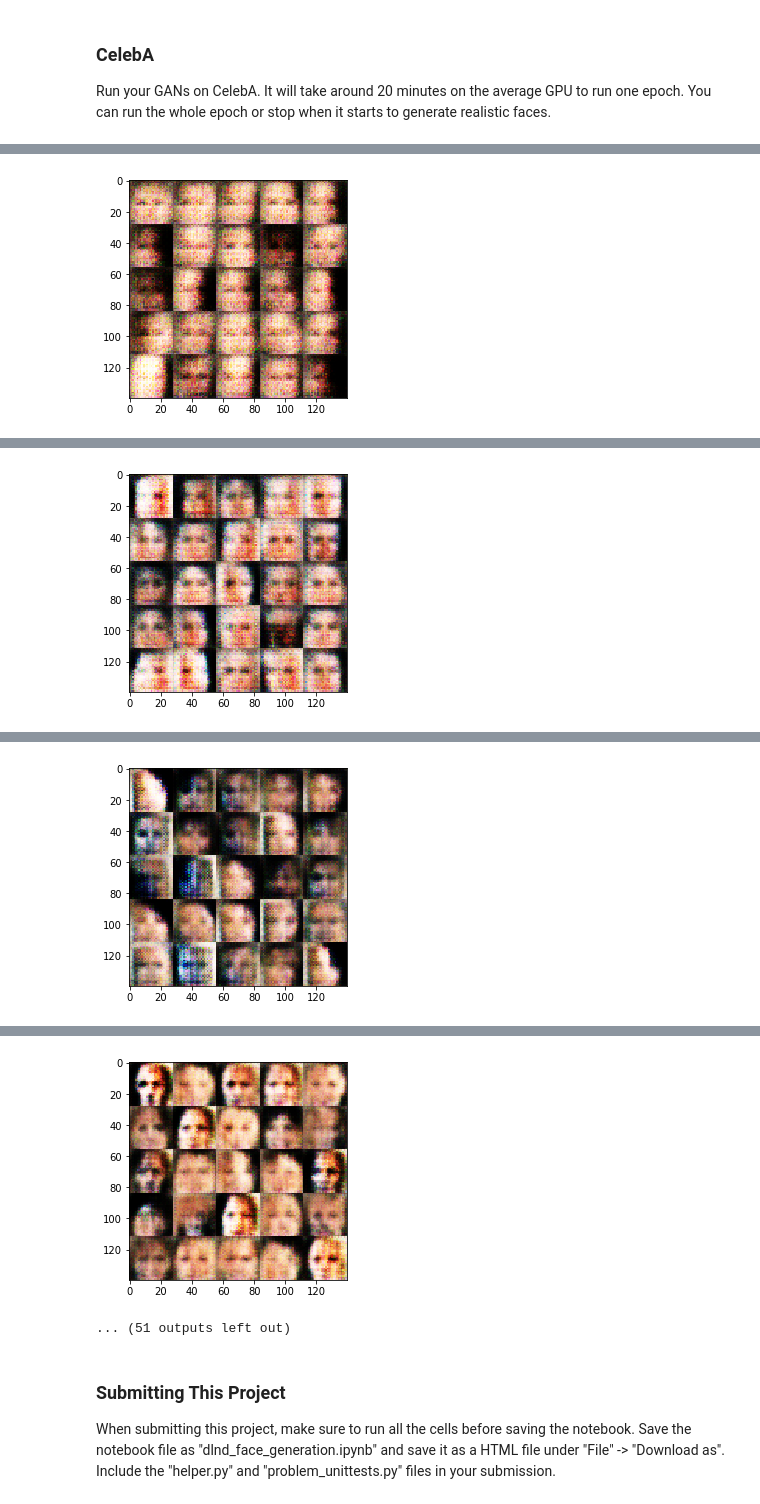
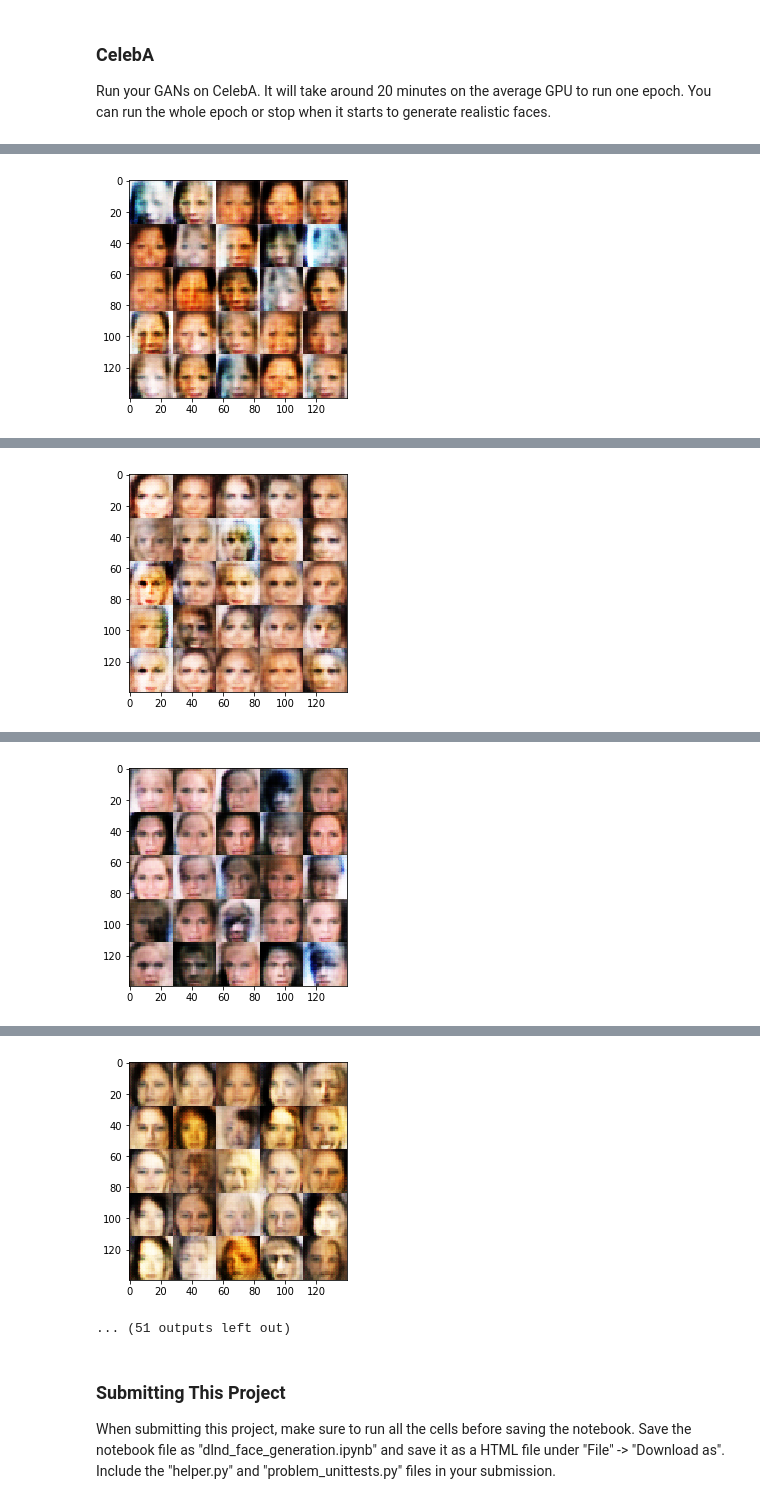
Before and after one commit to luckyPhilJ/DLND-Project-5, a Jupyter notebook: dlnd_face_generation.ipynb, the cells around one changed output, grey strips where cells are left out. Cells and saved outputs as stored; diff of their text form; code cells hidden in the pictures.

```diff
--- a/dlnd_face_generation.ipynb
+++ b/dlnd_face_generation.ipynb
@@ -143,29 +146,31 @@ def discriminator(images, reuse=False):
     """
     # TODO: Implement Function
     alpha = 0.2
-    keep_probability = 0.9
+    rate = 0.1
 
     with tf.variable_scope('discriminator', reuse=reuse):
         # Input layer is 28x28x3
         x1 = tf.layers.conv2d(images, 64, 5, strides=2, padding='same',kernel_initializer = tf.contrib.layers.xavier_initializer())
-        relu1 = tf.maximum(alpha * x1, x1)
+        x1 = tf.layers.dropout(x1, rate)
+        relu1 = leaky_relu(x1)
         # 14x14x64
 
         x2 = tf.layers.conv2d(relu1, 128, 5, strides=1, padding='same',kernel_initializer = tf.contrib.layers.xavier_initializer())
+        x2 = tf.layers.dropout(x2, rate)
         bn2 = tf.layers.batch_normalization(x2, training=True)
-        relu2 = tf.maximum(alpha * bn2, bn2)
+        relu2 = leaky_relu(bn2)
         # 14x14x128
 
         x3 = tf.layers.conv2d(relu2, 256, 5, strides=2, padding='same',kernel_initializer = tf.contrib.layers.xavier_initializer())
+        x3 = tf.layers.dropout(x3, rate)
         bn3 = tf.layers.batch_normalization(x3, training=True)
-        relu3 = tf.maximum(alpha * bn3, bn3)
+        relu3 = leaky_relu(bn3)
         # 7x7x256
 
-        #Dropout
-        d_out = tf.nn.dropout(relu3, keep_probability)
+
 
         # Flatten it
-        flat = tf.reshape(d_out, (-1, 7*7*256))
+        flat = tf.reshape(relu3, (-1, 7*7*256))
         logits = tf.layers.dense(flat, 1)
         output = tf.sigmoid(logits)
 
@@ -193,32 +198,33 @@ def generator(z, out_channel_dim, is_train=True):
     :return: The tensor output of the generator
     """
     alpha = 0.2
-    keep_probability = 0.5
+    rate = 0.5
 
     # TODO: Implement Function
     with tf.variable_scope('generator', reuse = not is_train):
         # First fully connected layer
-        x1 = tf.layers.dense(z, 7*7*256)
+        x1 = tf.layers.dense(z, 7*7*512)
         # Reshape it to start the convolutional stack
-        x1 = tf.reshape(x1, (-1, 7, 7, 256))
+        x1 = tf.reshape(x1, (-1, 7, 7, 512))
         x1 = tf.layers.batch_normalization(x1, training=is_train)
-        x1 = tf.maximum(alpha * x1, x1)
-        x1 = tf.nn.dropout(x1, keep_probability)
+        x1 = leaky_relu(x1)
         # 7x7x512 now
 
-        x2 = tf.layers.conv2d_transpose(x1, 128, 5, strides=1, padding='same')
+        x2 = tf.layers.conv2d_transpose(x1, 256, 5, strides=1, padding='same')
+        x2 = tf.layers.dropout(x2, rate, training=is_train)
         x2 = tf.layers.batch_normalization(x2, training=is_train)
-        x2 = tf.maximum(alpha * x2, x2)
-        x2 = tf.nn.dropout(x2, keep_probability)
+        x2 = leaky_relu(x2)
         # 7x7x256 now
 
         x3 = tf.layers.conv2d_transpose(x2, 128, 5, strides=1, padding='same')
+        x3 = tf.layers.dropout(x3, rate, training=is_train)
         x3 = tf.layers.batch_normalization(x3, training=is_train)
-        x3 = tf.maximum(alpha * x3, x3)
+        x3 = leaky_relu(x3)
 
         x4 = tf.layers.conv2d_transpose(x3, 64, 5, strides=2, padding='same')
+        x4 = tf.layers.dropout(x4, rate, training=is_train)
         x4 = tf.layers.batch_normalization(x4, training=is_train)
-        x4 = tf.maximum(alpha * x4, x4)
+        x4 = leaky_relu(x4)
         # 14x14x128 now
 
         # Output layer
@@ -399,6 +405,8 @@ def train(epoch_count, batch_size, z_dim, learning_rate, beta1, get_batches, dat
 
                 # Run optimizers
                 _ = sess.run(d_train_opt, feed_dict={input_real: batch_images, input_z: batch_z})
+                # Run generator twice
+                _ = sess.run(g_train_opt, feed_dict={input_z: batch_z, input_real: batch_images})
                 _ = sess.run(g_train_opt, feed_dict={input_z: batch_z, input_real: batch_images})
 
                 if (steps % print_every == 0):
@@ -504,8 +512,8 @@ Run your GANs on CelebA.  It will take around 20 minutes on the average GPU to r
 # %%
 batch_size = 64
 z_dim = 100
-learning_rate = 0.0001
-beta1 = 0.5
+learning_rate = 0.0005
+beta1 = 0.4
 
 
 """
@@ -553 +561 @@ Epoch 1/1... Discriminator Loss: 0.4521... Generator Loss: 2.9233
-[figure, old version]
+[figure, new version]
@@ -564 +572 @@ Epoch 1/1... Discriminator Loss: 0.5347... Generator Loss: 4.0452
-[figure, old version]
+[figure, new version]
@@ -575 +583 @@ Epoch 1/1... Discriminator Loss: 0.4382... Generator Loss: 3.2824
-[figure, old version]
+[figure, new version]
@@ -586,4 +594,4 @@ Epoch 1/1... Discriminator Loss: 0.5138... Generator Loss: 2.5015
-[figure, old version]
+[figure, new version]
 ... (51 outputs left out)
 # %% [markdown]
 ### Submitting This Project
```
Also changed, not shown: parts of 3 cells of this notebook, 1 other file.
